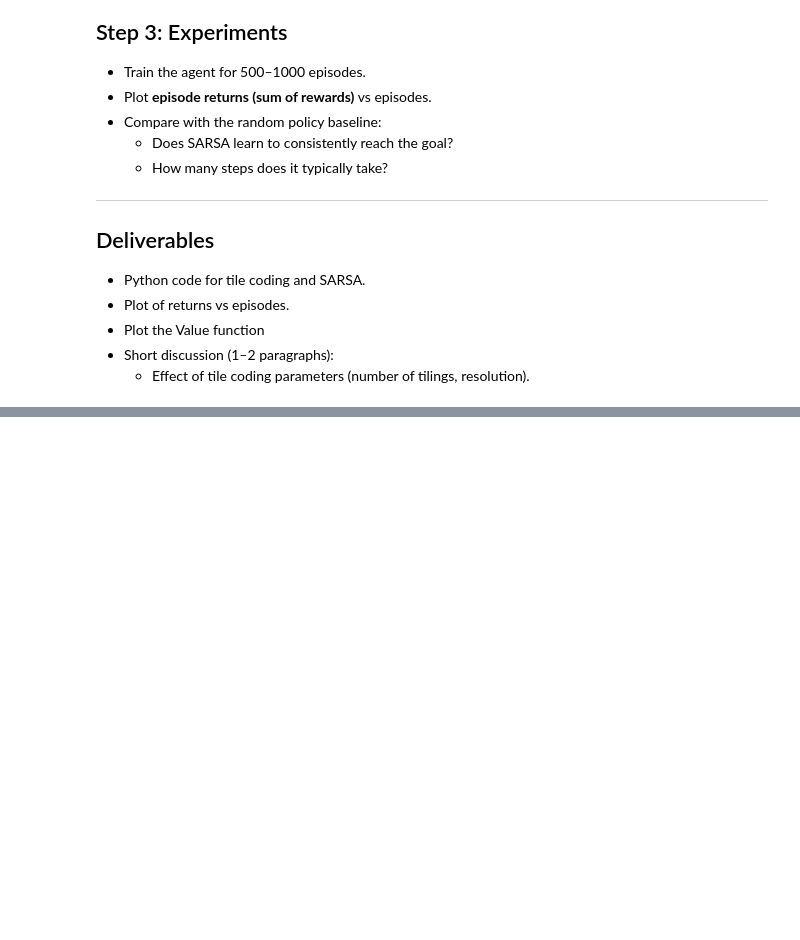
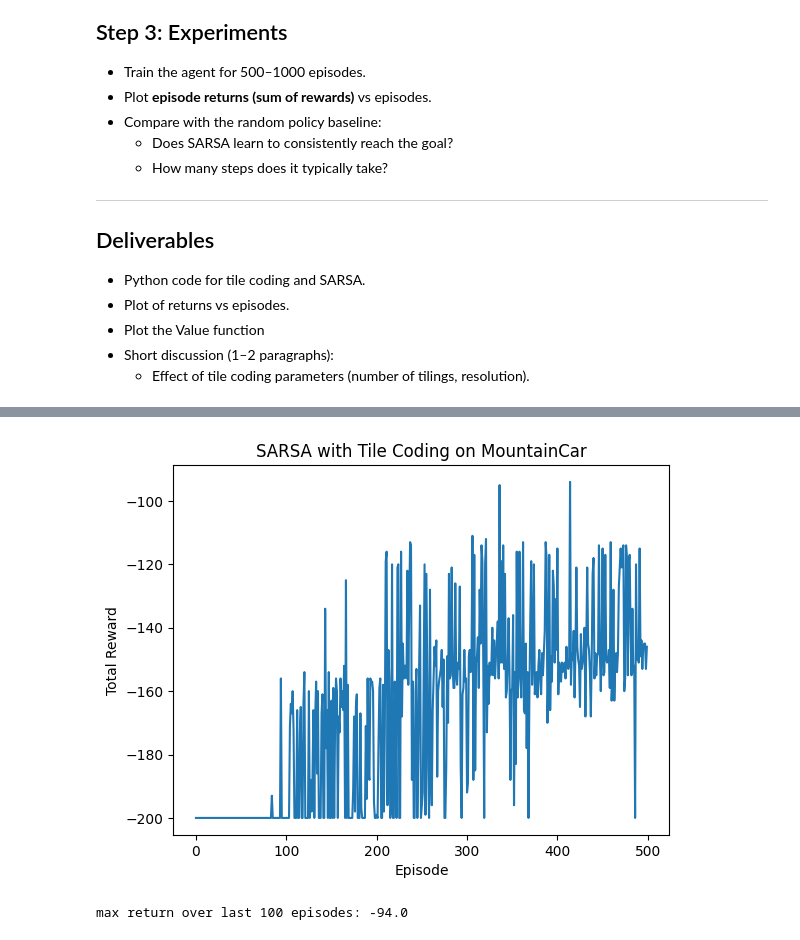
Before and after one commit to TongshuWu1/RL_CSE337_TonyWu, a Jupyter notebook: lab5_approximation.ipynb, the cells around one changed output, grey strips where cells are left out. Drawn from its saved outputs; the diff is of its cells as text; code cells hidden in the pictures; blank space fills up the shorter version.

```diff
--- a/lab5_approximation.ipynb
+++ b/lab5_approximation.ipynb
@@ -393,3 +557,70 @@ class TileCoderXY:
         active_tiles = self.get_tile_indices(state)
         for tiling, idx in active_tiles:
             self.weights[tiling][idx] += alpha_per_tiling * error
+# %%
+import numpy as np
+import gym
+import matplotlib.pyplot as plt
+
+if not hasattr(np, "bool8"):
+    np.bool8 = np.bool_
+
+env = gym.make("MountainCar-v0", render_mode="ansi")
+
+num_episodes = 500
+gamma = 0.99
+alpha = 0.1
+epsilon = 0.1
+
+num_tilings = 8
+tiles_per_dim = [8, 8]
+state_low = env.observation_space.low
+state_high = env.observation_space.high
+
+q_functions = [TileCoderXY(num_tilings, tiles_per_dim, state_low, state_high)
+               for _ in range(env.action_space.n)]
+
+def epsilon_greedy(state, epsilon):
+    if np.random.rand() < epsilon:
+        return env.action_space.sample()
+    values = [q.predict(state) for q in q_functions]
+    return int(np.argmax(values))
+
+# SARSA
+returns = []
+
+for ep in range(num_episodes):
+
+    state, _ = env.reset()
+    action = epsilon_greedy(state, epsilon)
+    total_reward = 0
+    done = False
+    while not done:
+        next_state, reward, terminated, truncated, _ = env.step(action)
+        done = terminated or truncated
+        next_action = epsilon_greedy(next_state, epsilon)
+
+
+        if done:
+            target = reward
+        else:
+            target = reward + gamma * q_functions[next_action].predict(next_state)
+        prediction = q_functions[action].predict(state)
+
+        delta = target - prediction
+        q_functions[action].update(state, target, alpha)
+        state, action = next_state, next_action
+        total_reward += reward
+
+    returns.append(total_reward)
+    print(f"Episode {ep+1}, Return = {total_reward}")
+
+# plot learning curve
+plt.plot(returns)
+plt.xlabel("Episode")
+plt.ylabel("Total Reward")
+plt.title("SARSA with Tile Coding on MountainCar")
+plt.show()
+
+print(f"max return over last 100 episodes: {np.max(returns[-100:])}")
+# %% [output]
@@ -395,0 +644,2 @@ class TileCoderXY:
+[figure, added]
+max return over last 100 episodes: -94.0
```
Also changed, not shown: parts of 6 cells of this notebook, 1 other file.
